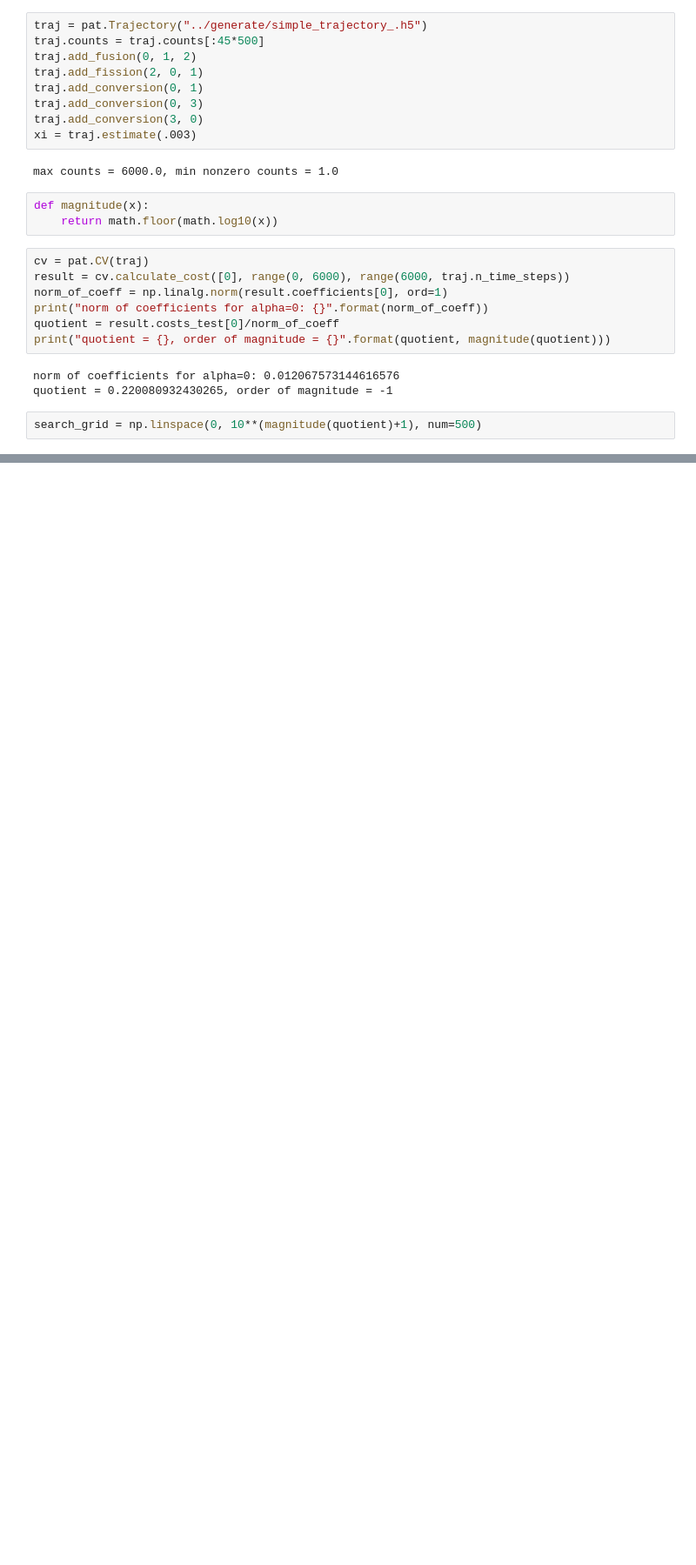
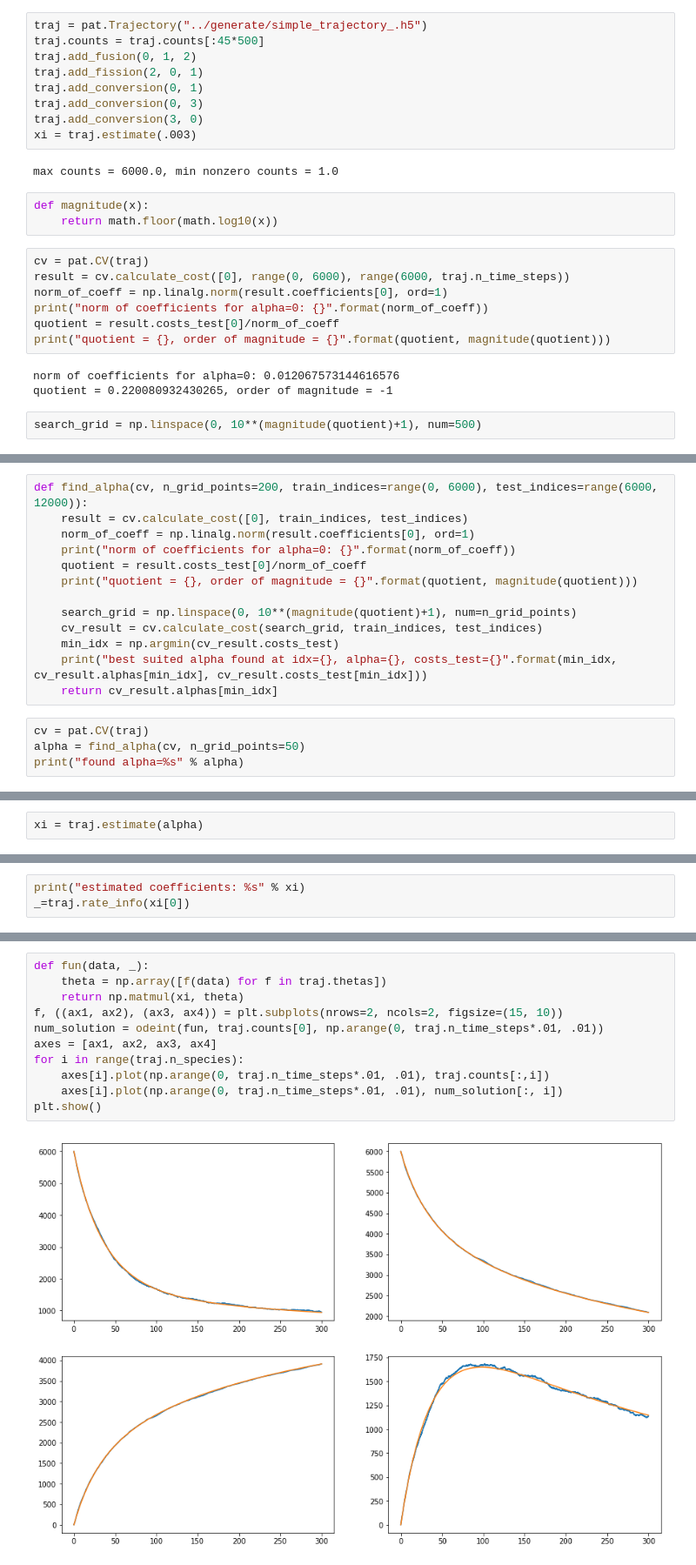
Before and after one commit to readdy/readdy_learn, a Jupyter notebook: analyze/find_lasso_parameter.ipynb, the cells around one changed output, grey strips where cells are left out. Shown: that part at 87% size. Saved outputs shown, nothing was run; the diff lists cells and outputs as text; blank space fills up the shorter version.

```diff
--- a/analyze/find_lasso_parameter.ipynb
+++ b/analyze/find_lasso_parameter.ipynb
@@ -39,0 +68,17 @@ print("best suited alpha found at idx={}, alpha={}, costs_test={}".format(min_id
+# %%
+def find_alpha(cv, n_grid_points=200, train_indices=range(0, 6000), test_indices=range(6000, 12000)):
+    result = cv.calculate_cost([0], train_indices, test_indices)
+    norm_of_coeff = np.linalg.norm(result.coefficients[0], ord=1)
+    print("norm of coefficients for alpha=0: {}".format(norm_of_coeff))
+    quotient = result.costs_test[0]/norm_of_coeff
+    print("quotient = {}, order of magnitude = {}".format(quotient, magnitude(quotient)))
+
+    search_grid = np.linspace(0, 10**(magnitude(quotient)+1), num=n_grid_points)
+    cv_result = cv.calculate_cost(search_grid, train_indices, test_indices)
+    min_idx = np.argmin(cv_result.costs_test)
+    print("best suited alpha found at idx={}, alpha={}, costs_test={}".format(min_idx, cv_result.alphas[min_idx], cv_result.costs_test[min_idx]))
+    return cv_result.alphas[min_idx]
+# %%
+cv = pat.CV(traj)
+alpha = find_alpha(cv, n_grid_points=50)
+print("found alpha=%s" % alpha)
@@ -39,0 +91,2 @@ print("best suited alpha found at idx={}, alpha={}, costs_test={}".format(min_id
+# %%
+xi = traj.estimate(alpha)
@@ -39,0 +97,3 @@ print("best suited alpha found at idx={}, alpha={}, costs_test={}".format(min_id
+# %%
+print("estimated coefficients: %s" % xi)
+_=traj.rate_info(xi[0])
@@ -39,0 +107,13 @@ print("best suited alpha found at idx={}, alpha={}, costs_test={}".format(min_id
+# %%
+def fun(data, _):
+    theta = np.array([f(data) for f in traj.thetas])
+    return np.matmul(xi, theta)
+f, ((ax1, ax2), (ax3, ax4)) = plt.subplots(nrows=2, ncols=2, figsize=(15, 10))
+num_solution = odeint(fun, traj.counts[0], np.arange(0, traj.n_time_steps*.01, .01))
+axes = [ax1, ax2, ax3, ax4]
+for i in range(traj.n_species):
+    axes[i].plot(np.arange(0, traj.n_time_steps*.01, .01), traj.counts[:,i])
+    axes[i].plot(np.arange(0, traj.n_time_steps*.01, .01), num_solution[:, i])
+plt.show()
+# %% [output]
+[figure, added]
```
Also changed, not shown: parts of 6 cells of this notebook.
